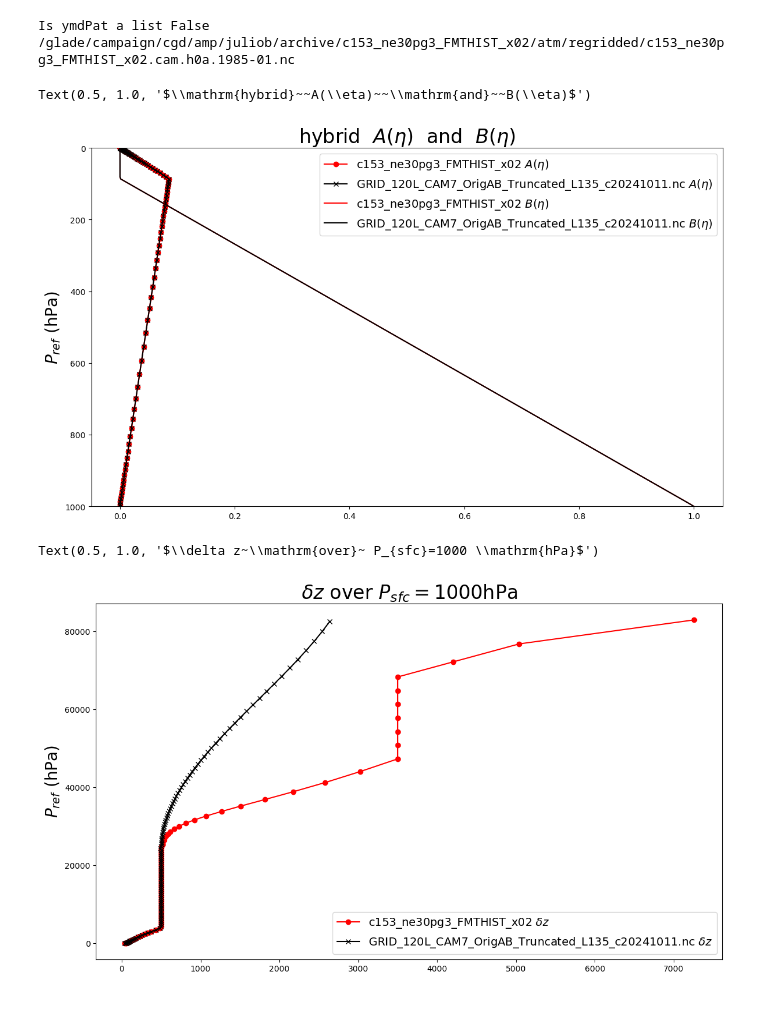
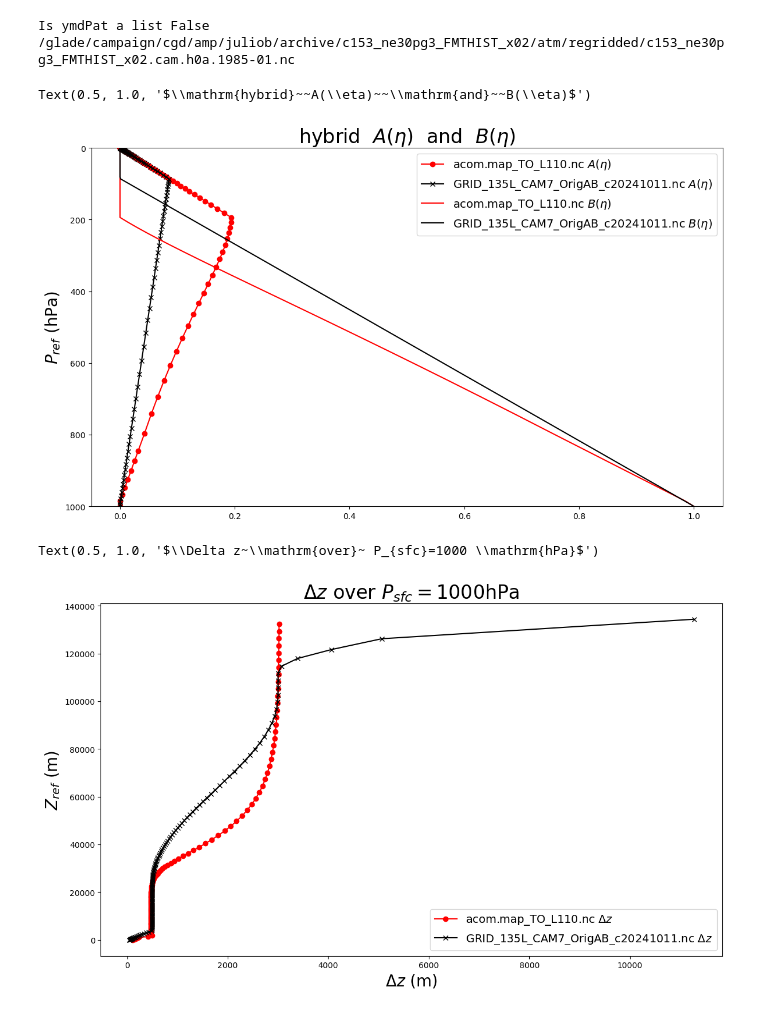
Before and after one commit to JulioTBacmeister/PyRegridding, a Jupyter notebook: Drivers/VgridCompare.ipynb, the cells around one changed output. Saved outputs shown, nothing was run; the diff lists cells and outputs as text; code cells hidden in the pictures.

```diff
--- a/Drivers/VgridCompare.ipynb
+++ b/Drivers/VgridCompare.ipynb
@@ -58,19 +60,34 @@ A = uti.MakeDict4Exp( exp='c153_ne30pg3_FMTHIST_x02'   , user='juliob_camp', sub
 
 foo	= '/glade/work/juliob/GridFiles//Vertical/GRID_135L_CAM7_OrigAB_c20241011.nc'
 
-VfileName = 'GRID_120L_CAM7_OrigAB_Truncated_L135_c20241011.nc'
-foo = f'/glade/work/juliob/GridFiles//Vertical/{VfileName}' # GRID_120L_CAM7_OrigAB_Truncated_L135_c20241011.nc' #'/glade/campaign/cgd/amp/pel/inic/L135_ne30pg3_ne30pg3_mg17.cam.i.1979-01-11-00000.nc'
+#/glade/work/juliob/GridFiles//Vertical/GRID_135L_CAM7_OrigAB_c20241011.nc
+#VfileName = 'GRID_120L_CAM7_OrigAB_Truncated_L135_c20241011.nc'
+
+
+VfileNameB = 'GRID_120L_CAM7_OrigAB_Truncated_L135_c20241011.nc'
+VfileNameB = 'GRID_135L_CAM7_OrigAB_c20241011.nc'
+foo = f'/glade/work/juliob/GridFiles//Vertical/{VfileNameB}' # GRID_120L_CAM7_OrigAB_Truncated_L135_c20241011.nc' #'/glade/campaign/cgd/amp/pel/inic/L135_ne30pg3_ne30pg3_mg17.cam.i.1979-01-11-00000.nc'
 #foo='/glade/campaign/cesm/development/cvcwg/cvwg/L83/timeseries/b.e21.BHISTcmip6.f09_g17.L83_cam6.001/atm/proc/tseries/month_1/b.e21.BHISTcmip6.f09_g17.L83_cam6.001.cam.h0.U.185001-189912.nc'
 B_X = xr.open_dataset( foo )
+
+
+
+foo = '/glade/derecho/scratch/aherring/restart/inic/acom_ne16pg3_ne16pg3_mg17_1536_long2.cam.i.1980-01-01-00000.map_TO_L110.nc'
+VfileNameA = 'acom.map_TO_L110.nc'
+#VfileNameA = 'GRID_135L_CAM7_OrigAB-UnHealed_c20241014.nc'
+#VfileNameA = 'GRID_93L_CAM7_OrigAB*.nc'
+#foo = f'/glade/work/juliob/GridFiles//Vertical/{VfileNameA}' # GRID_120L_CAM7_OrigAB_Truncated_L135_c20241011.nc' #'/glade/campaign/cgd/amp/pel/inic/L135_ne30pg3_ne30pg3_mg17.cam.i.1979-01-11-00000.nc'
+#foo='/glade/campaign/cesm/development/cvcwg/cvwg/L83/timeseries/b.e21.BHISTcmip6.f09_g17.L83_cam6.001/atm/proc/tseries/month_1/b.e21.BHISTcmip6.f09_g17.L83_cam6.001.cam.h0.U.185001-189912.nc'
+A_X = xr.open_mfdataset( foo )
 # %% [output]
 Is ymdPat a list False
 /glade/campaign/cgd/amp/juliob/archive/c153_ne30pg3_FMTHIST_x02/atm/regridded/c153_ne30pg3_FMTHIST_x02.cam.h0a.1985-01.nc
 # %%
 
-#Boo={'exp':'b.e21.BHISTcmip6.f09_g17','X':B_X}
-Boo={'exp':VfileName ,'X':B_X}
+Aoo={'exp':VfileNameA ,'X':A_X}
+A=AttrDict( Aoo )
 
-
+Boo={'exp':VfileNameB ,'X':B_X}
 B=AttrDict( Boo )
 # %%
 #exp_C=C.exp
@@ -104,31 +121,33 @@ plt.ylabel( "$P_{ref}$ (hPa)" ,fontsize=20)
 plt.title( "$\mathrm{hybrid}~~A(\eta)~~\mathrm{and}~~B(\eta)$", fontsize=24 )
 # %% [output]
 Text(0.5, 1.0, '$\\mathrm{hybrid}~~A(\\eta)~~\\mathrm{and}~~B(\\eta)$')
-[figure, old version]
+[figure, new version]
 # %%
 psfc = 1_000.
 pp_A = 1_000. * hyai_A   + psfc * hybi_A
 pp_B = 1_000. * hyai_B   + psfc * hybi_B
 z_A = -7_000. * np.log( pp_A/1_000. )
 z_B = -7_000. * np.log( pp_B/1_000. )
 
 dz_A = -( z_A[1:]-z_A[0:-1]  )
 dz_B = -( z_B[1:]-z_B[0:-1] )
 zo_A = 0.5*( z_A[1:]+z_A[0:-1]  )
 zo_B = 0.5*( z_B[1:]+z_B[0:-1] )
 
 
 
 fig,ax=plt.subplots( 1,1, squeeze=False, figsize=(14,8) )
 
-ax[0,0].plot(dz_A , zo_A  , 'o-' ,color='red' , label =f'{A.exp} $\delta z$' )
-ax[0,0].plot(dz_B , zo_B ,  'x-' ,color='black' , label =f'{B.exp} $\delta z$'  )
+ax[0,0].plot(dz_A , zo_A  , 'o-' ,color='red' , label =f'{A.exp} $\Delta z$' )
+ax[0,0].plot(dz_B , zo_B ,  'x-' ,color='black' , label =f'{B.exp} $\Delta z$'  )
 
 
 #plt.ylim( (1000.,0.) )
 plt.legend(fontsize=14)
-plt.ylabel( "$P_{ref}$ (hPa)" ,fontsize=20)
-plt.title( "$\delta z~\mathrm{over}~ P_{sfc}=1000 \mathrm{hPa}$", fontsize=24 )
+plt.ylabel( "$Z_{ref}$ (m)" ,fontsize=20)
+plt.xlabel( "$\Delta z$ (m)" ,fontsize=20)
+
+plt.title( "$\Delta z~\mathrm{over}~ P_{sfc}=1000 \mathrm{hPa}$", fontsize=24 )
 # %% [output]
-Text(0.5, 1.0, '$\\delta z~\\mathrm{over}~ P_{sfc}=1000 \\mathrm{hPa}$')
+Text(0.5, 1.0, '$\\Delta z~\\mathrm{over}~ P_{sfc}=1000 \\mathrm{hPa}$')
-[figure, old version]
+[figure, new version]
```
Also changed, not shown: parts of 5 cells of this notebook, 16 other files.
